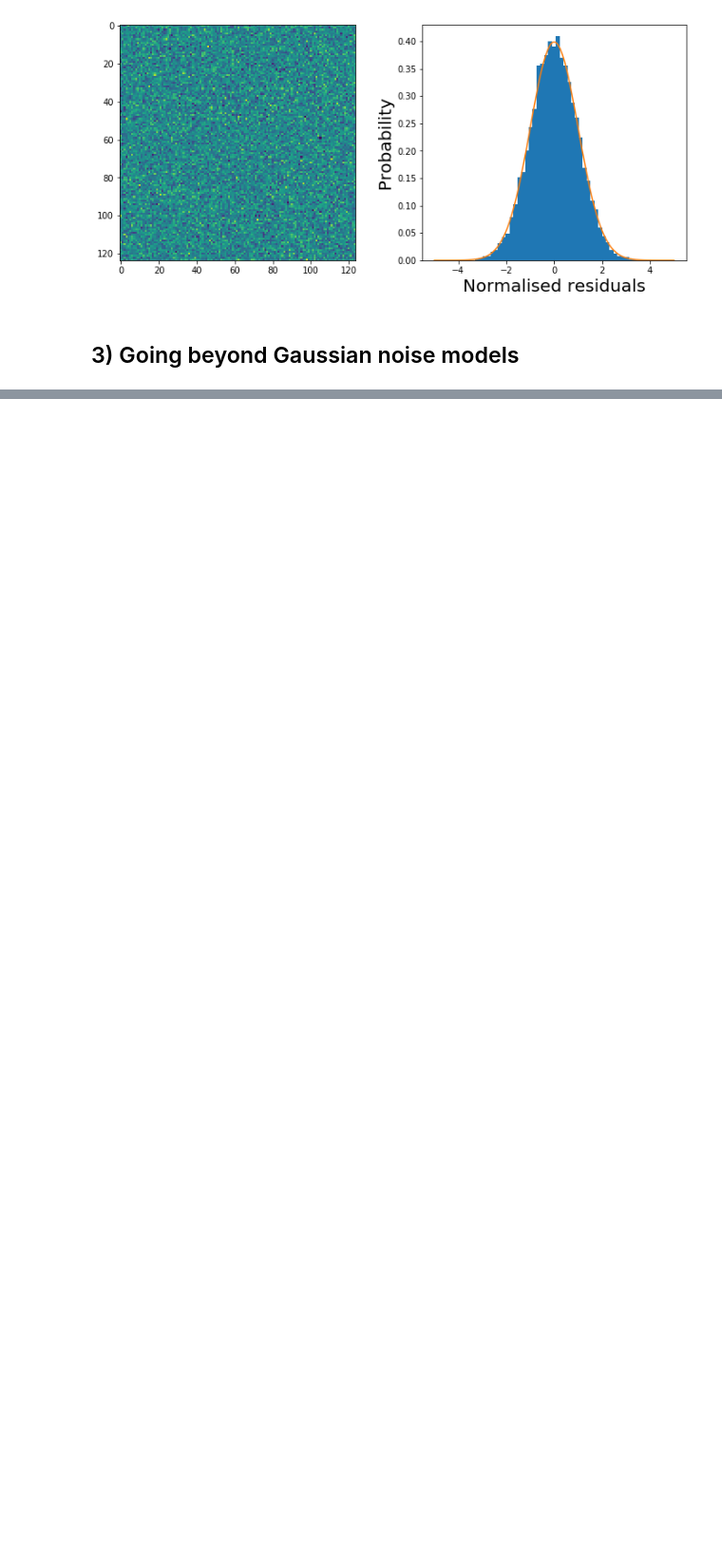
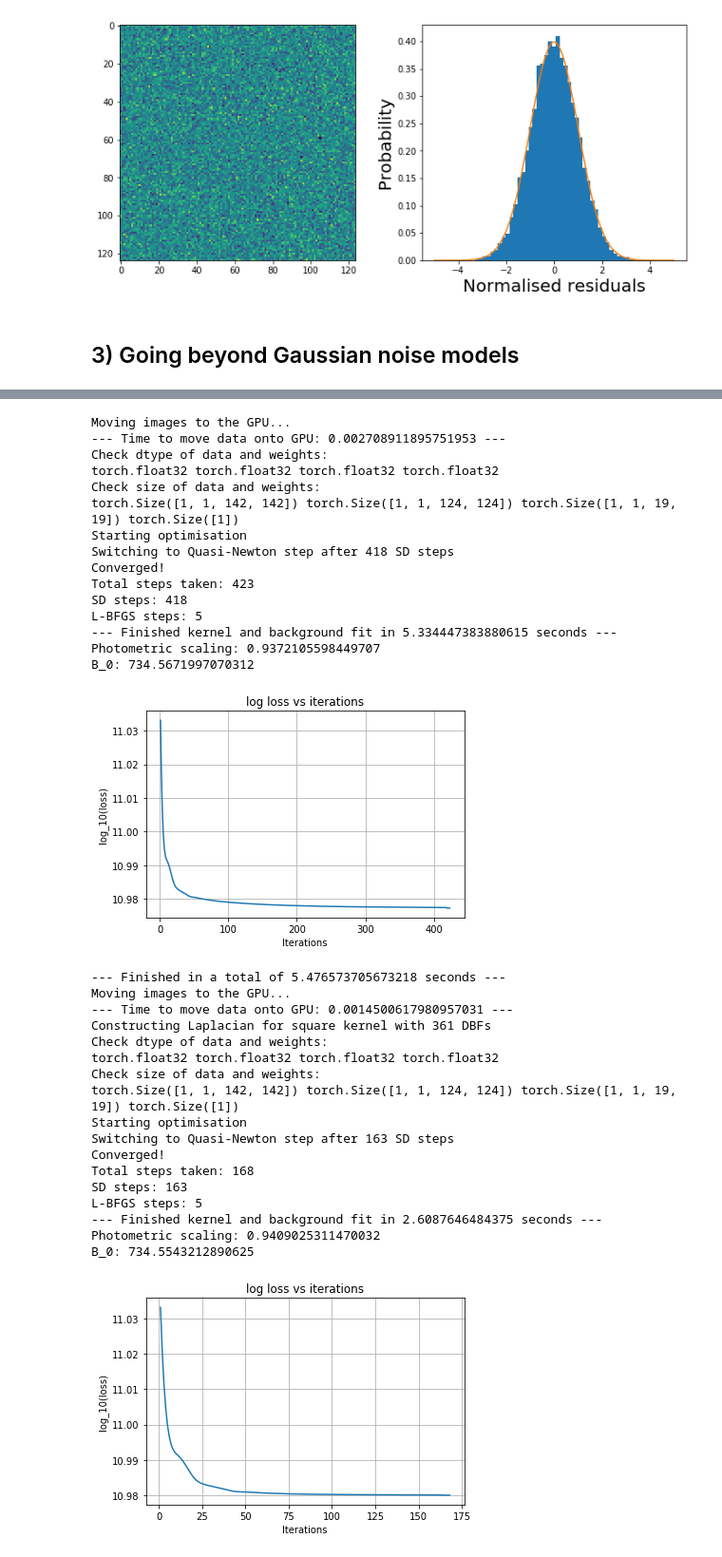
Before and after one commit to jah1994/PyTorchDIA, a Jupyter notebook: Tutorial.ipynb, the cells around one changed output, grey strips where cells are left out. Shown at 95% size. Drawn from its saved outputs; the diff is of its cells as text; code cells hidden in the pictures; blank space fills up the shorter version.

```diff
--- a/Tutorial.ipynb
+++ b/Tutorial.ipynb
@@ -394,0 +417,50 @@ ax[1].set_xlim(-5, 5);
+# %%
+kernel_size = 19
+
+res_MLE = PyTorchDIA.DIA(ref, # reference image (np.ndarray)
+                    imag, # data image (np.ndarray)
+                    gaussian_loss_fn, # loss function
+                    ks = kernel_size, # (square) kernel size: ks x ks
+                    show_convergence_plots = True) # plot loss vs iterations
+
+res_PMLE = PyTorchDIA.DIA(ref, # reference image (np.ndarray)
+                    imag, # data image (np.ndarray)
+                    gaussian_loss_fn, # loss function
+                    ks = kernel_size, # (square) kernel size: ks x ks
+                    alpha = 0.1, # the hyperparameter controlling the strenght of the Laplacian penalty
+                    show_convergence_plots = True) # plot loss vs iterations
+# %% [output]
+Moving images to the GPU...
+--- Time to move data onto GPU: 0.002708911895751953 ---
+Check dtype of data and weights:
+torch.float32 torch.float32 torch.float32 torch.float32
+Check size of data and weights:
+torch.Size([1, 1, 142, 142]) torch.Size([1, 1, 124, 124]) torch.Size([1, 1, 19, 19]) torch.Size([1])
+Starting optimisation
+Switching to Quasi-Newton step after 418 SD steps
+Converged!
+Total steps taken: 423
+SD steps: 418
+L-BFGS steps: 5
+--- Finished kernel and background fit in 5.334447383880615 seconds ---
+Photometric scaling: 0.9372105598449707
+B_0: 734.5671997070312
+[figure, added]
+--- Finished in a total of 5.476573705673218 seconds ---
+Moving images to the GPU...
+--- Time to move data onto GPU: 0.0014500617980957031 ---
+Constructing Laplacian for square kernel with 361 DBFs
+Check dtype of data and weights:
+torch.float32 torch.float32 torch.float32 torch.float32
+Check size of data and weights:
+torch.Size([1, 1, 142, 142]) torch.Size([1, 1, 124, 124]) torch.Size([1, 1, 19, 19]) torch.Size([1])
+Starting optimisation
+Switching to Quasi-Newton step after 163 SD steps
+Converged!
+Total steps taken: 168
+SD steps: 163
+L-BFGS steps: 5
+--- Finished kernel and background fit in 2.6087646484375 seconds ---
+Photometric scaling: 0.9409025311470032
+B_0: 734.5543212890625
+[figure, added]
```
Also changed, not shown: parts of 18 cells of this notebook, 1 other file.
